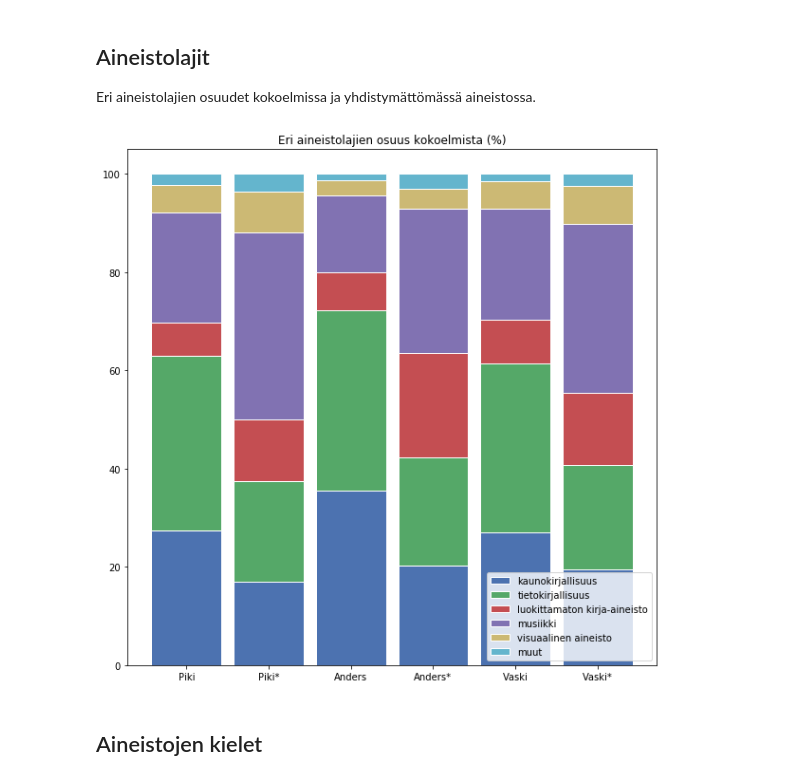
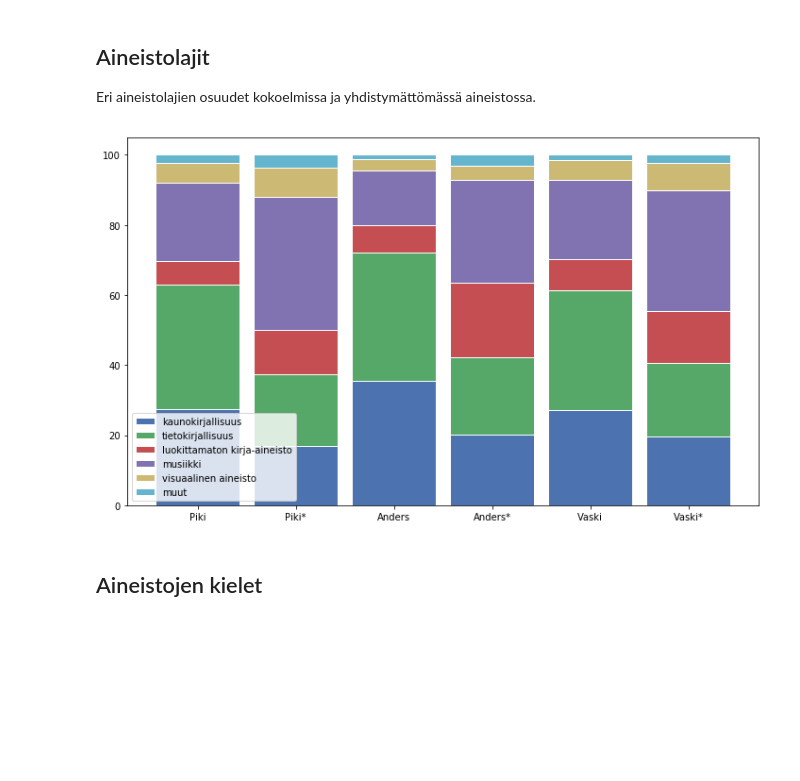
Before and after one commit to NatLibFi/melinda-yleisten-aineistokartoitus, a Jupyter notebook: Yleisten kirjastojen aineistot Melindassa -kartoitus.ipynb, the cells around one changed output. Drawn from its saved outputs; the diff is of its cells as text; code cells hidden in the pictures; blank space fills up the shorter version.

```diff
--- a/Yleisten kirjastojen aineistot Melindassa -kartoitus.ipynb
+++ b/Yleisten kirjastojen aineistot Melindassa -kartoitus.ipynb
@@ -294,36 +294,38 @@ df = pd.DataFrame(raw_data)
 
 def aineistolajienOsuudet(df):
     totals = [i+j+k+l+m+n for i,j,k,l,m,n in zip(df['BKkauno'], df['BKtieto'], df['BKmuut'], df['MU'], df['VM'], df['MUUT'])]
     BKKaunoBars = [i / j * 100 for i,j in zip(df['BKkauno'], totals)]
     BKTietoBars = [i / j * 100 for i,j in zip(df['BKtieto'], totals)]
     BKMuutBars = [i / j * 100 for i,j in zip(df['BKmuut'], totals)]
     MUBars = [i / j * 100 for i,j in zip(df['MU'], totals)]
     VMBars = [i / j * 100 for i,j in zip(df['VM'], totals)]
     MUUTBars = [i / j * 100 for i,j in zip(df['MUUT'], totals)]
 
     barWidth = 0.85
     names = ('Piki', 'Piki*', 'Anders', 'Anders*', 'Vaski', 'Vaski*')
-    plt.figure(figsize=(10,10))
+    #plt.figure(figsize=(10,10))
+    plt.figure(figsize=(10,6))
     plt.style.use('seaborn-deep')
 
     plt.bar(r, BKKaunoBars, edgecolor='white', width=barWidth, label='kaunokirjallisuus')
     plt.bar(r, BKTietoBars, bottom=BKKaunoBars, edgecolor='white', width=barWidth, label='tietokirjallisuus')
     plt.bar(r, BKMuutBars, bottom=[i+j for i,j in zip(BKKaunoBars, BKTietoBars)], edgecolor='white', width=barWidth, label='luokittamaton kirja-aineisto')
     plt.bar(r, MUBars, bottom=[i+j+k for i,j,k in zip(BKKaunoBars, BKTietoBars, BKMuutBars)], edgecolor='white', width=barWidth, label='musiikki')
     plt.bar(r, VMBars, bottom=[i+j+k+l for i,j,k,l in zip(BKKaunoBars, BKTietoBars, BKMuutBars, MUBars)], edgecolor='white', width=barWidth, label='visuaalinen aineisto')
     plt.bar(r, MUUTBars, bottom=[i+j+k+l+m for i,j,k,l,m in zip(BKKaunoBars, BKTietoBars, BKMuutBars, MUBars, VMBars)],  edgecolor='white', width=barWidth, label='muut')
 
     plt.xticks(r, names)
+    plt.tight_layout()
     #plt.ylabel("osuus")
     plt.legend(loc='best')
-    plt.title("Eri aineistolajien osuus kokoelmista (%)")
+    #plt.title("Eri aineistolajien osuus kokoelmista (%)")
     plt.savefig("./images/aineistolajit_osuudet.png")
     plt.show()
 
 
 aineistolajienOsuudet(df)
 # %% [output]
-[figure, old version]
+[figure, new version]
 # %% [markdown]
 ## Aineistojen kielet
 # %%
```
Also changed, not shown: parts of 4 cells of this notebook, 4 other files.
